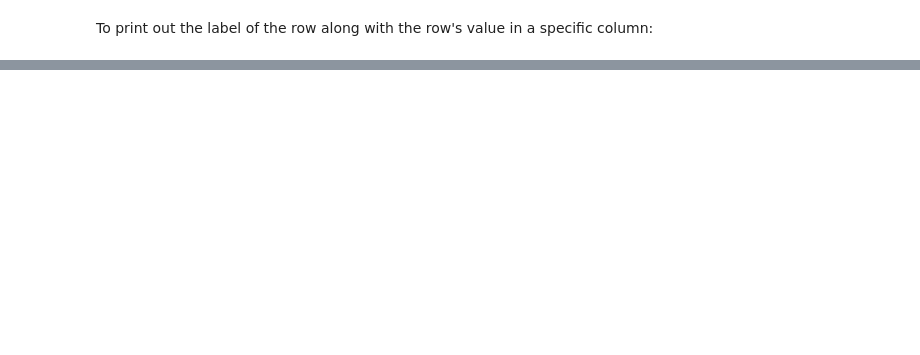
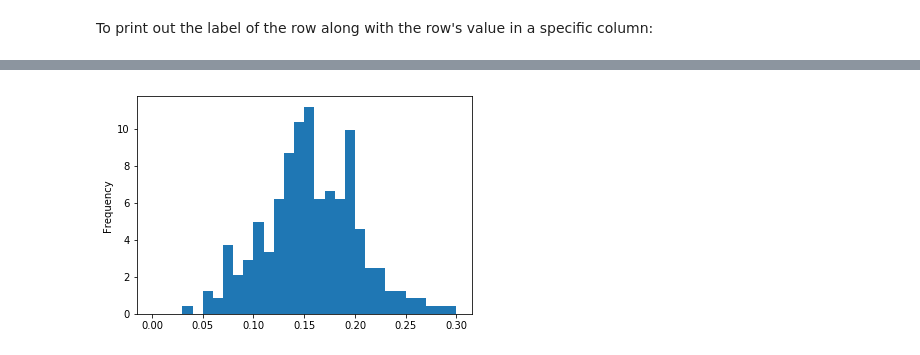
Before and after one commit to mfkabdelnaby/data-science, a Jupyter notebook: pandas.ipynb, the cells around one changed output, grey strips where cells are left out. Cells and saved outputs as stored; diff of their text form; code cells hidden in the pictures; blank space fills up the shorter version.

```diff
--- a/pandas.ipynb
+++ b/pandas.ipynb
@@ -580,0 +1100,8 @@ print(langs_count)
+# %%
+df = pd.read_csv('data-cleaning/tips1.csv')
+
+# Plot the PDF
+df.fraction.plot(kind='hist', bins=30, normed=True, range=(0,.3))
+plt.show()
+# %% [output]
+[figure, added]
```
Also changed, not shown: parts of 192 cells of this notebook, 34 other files.
